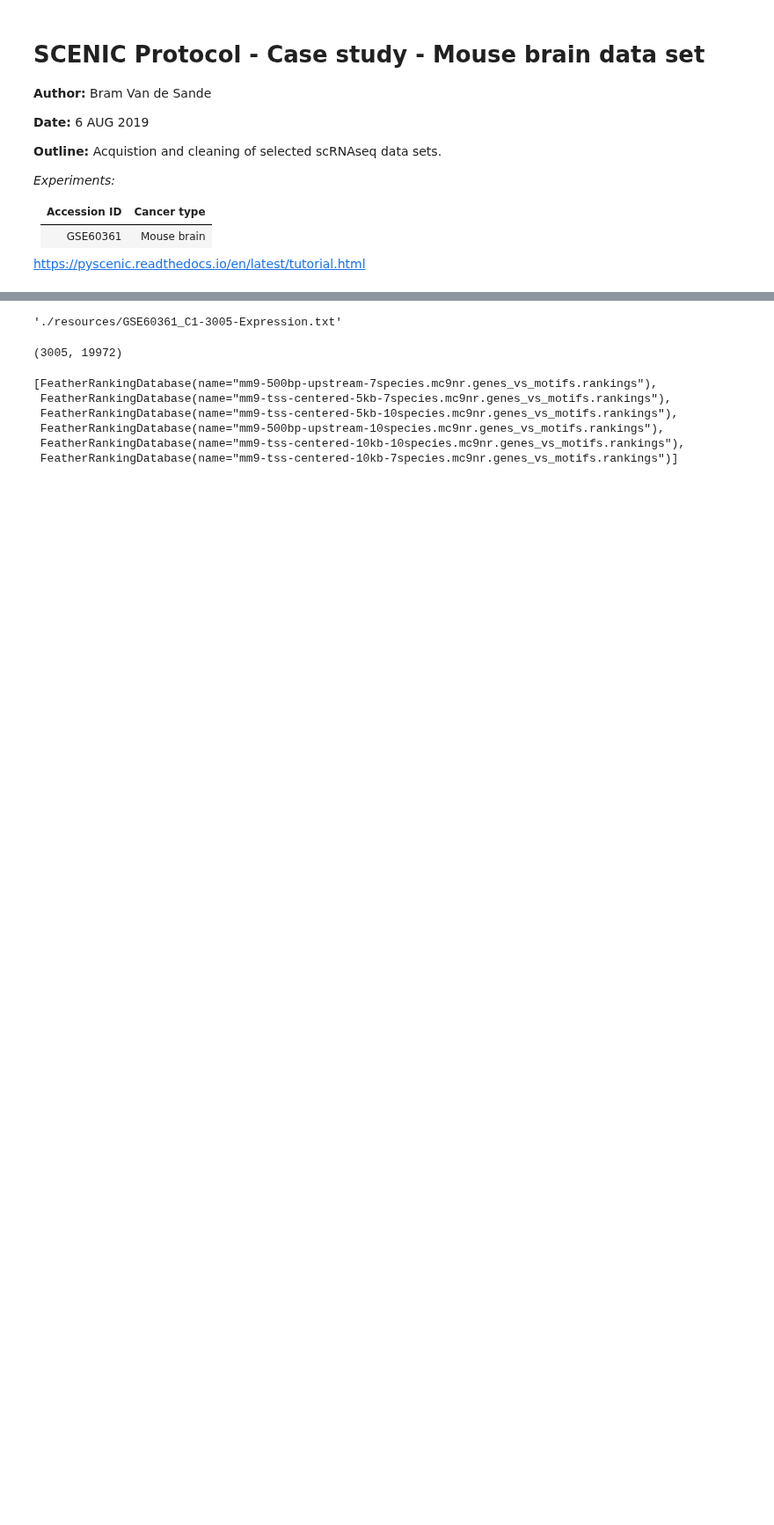
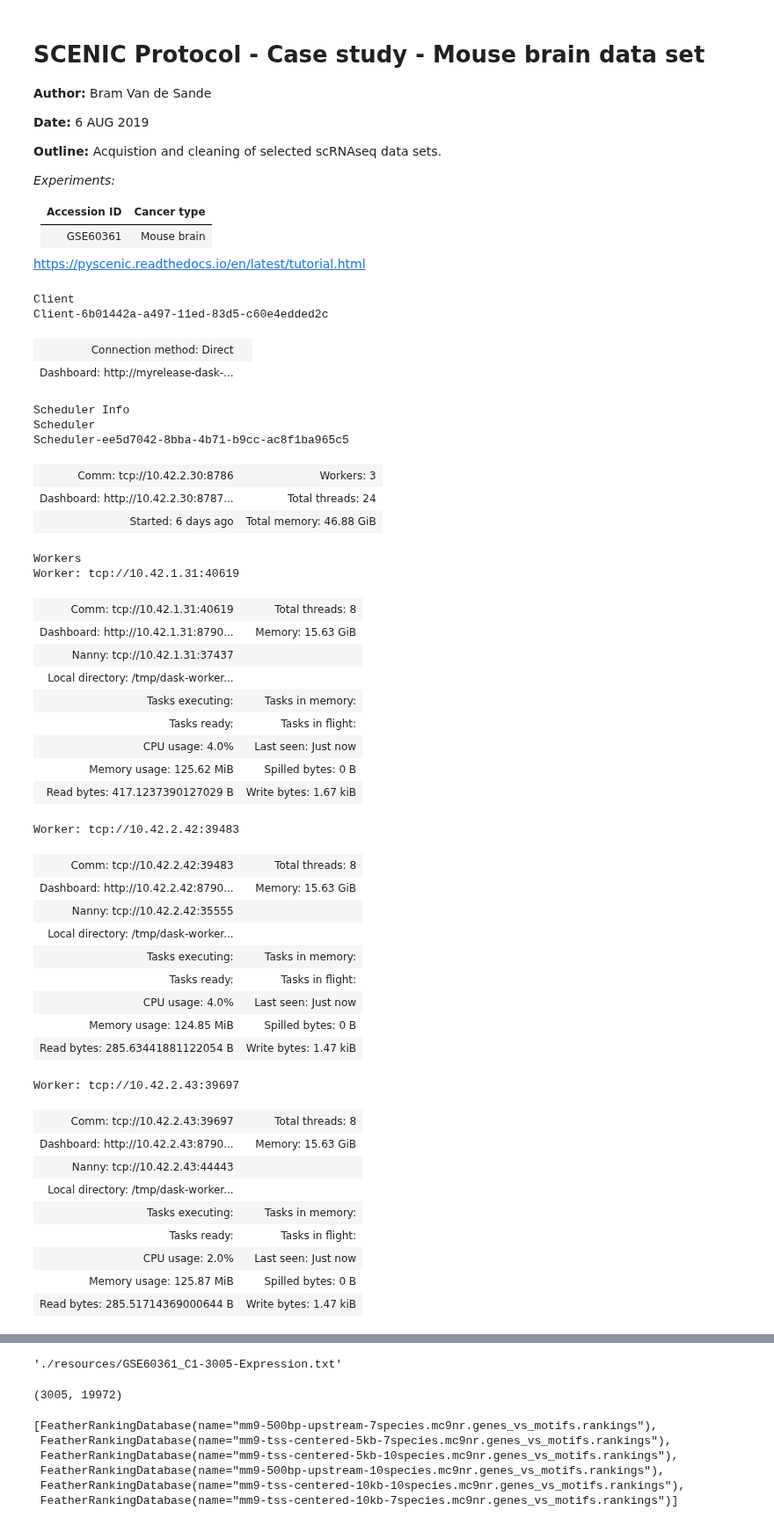
Before and after one commit to carlos-a-enriquez/dask_k8s, a Jupyter notebook: project/SCENIC Protocol - Case study - Mouse brain data set.ipynb, the cells around one changed output, grey strips where cells are left out. Shown at 88% size. Cells and saved outputs as stored; diff of their text form; code cells hidden in the pictures; blank space fills up the shorter version.

```diff
--- a/project/SCENIC Protocol - Case study - Mouse brain data set.ipynb
+++ b/project/SCENIC Protocol - Case study - Mouse brain data set.ipynb
@@ -15,6 +15,52 @@ _Experiments:_
 | GSE60361 | Mouse brain |
 
 https://pyscenic.readthedocs.io/en/latest/tutorial.html
+# %%
+from dask.distributed import Client, progress
+c = Client()
+c
+# %% [output]
+Client
+Client-6b01442a-a497-11ed-83d5-c60e4edded2c
+| Connection method: Direct |  |
+| Dashboard: http://myrelease-dask-... |  |
+Scheduler Info
+Scheduler
+Scheduler-ee5d7042-8bba-4b71-b9cc-ac8f1ba965c5
+| Comm: tcp://10.42.2.30:8786 | Workers: 3 |
+| Dashboard: http://10.42.2.30:8787... | Total threads: 24 |
+| Started: 6 days ago | Total memory: 46.88 GiB |
+Workers
+Worker: tcp://10.42.1.31:40619
+| Comm: tcp://10.42.1.31:40619 | Total threads: 8 |
+| Dashboard: http://10.42.1.31:8790... | Memory: 15.63 GiB |
+| Nanny: tcp://10.42.1.31:37437 |  |
+| Local directory: /tmp/dask-worker... |  |
+| Tasks executing: | Tasks in memory: |
+| Tasks ready: | Tasks in flight: |
+| CPU usage: 4.0% | Last seen: Just now |
+| Memory usage: 125.62 MiB | Spilled bytes: 0 B |
+| Read bytes: 417.1237390127029 B | Write bytes: 1.67 kiB |
+Worker: tcp://10.42.2.42:39483
+| Comm: tcp://10.42.2.42:39483 | Total threads: 8 |
+| Dashboard: http://10.42.2.42:8790... | Memory: 15.63 GiB |
+| Nanny: tcp://10.42.2.42:35555 |  |
+| Local directory: /tmp/dask-worker... |  |
+| Tasks executing: | Tasks in memory: |
+| Tasks ready: | Tasks in flight: |
+| CPU usage: 4.0% | Last seen: Just now |
+| Memory usage: 124.85 MiB | Spilled bytes: 0 B |
+| Read bytes: 285.63441881122054 B | Write bytes: 1.47 kiB |
+Worker: tcp://10.42.2.43:39697
+| Comm: tcp://10.42.2.43:39697 | Total threads: 8 |
+| Dashboard: http://10.42.2.43:8790... | Memory: 15.63 GiB |
+| Nanny: tcp://10.42.2.43:44443 |  |
+| Local directory: /tmp/dask-worker... |  |
+| Tasks executing: | Tasks in memory: |
+| Tasks ready: | Tasks in flight: |
+| CPU usage: 2.0% | Last seen: Just now |
+| Memory usage: 125.87 MiB | Spilled bytes: 0 B |
+| Read bytes: 285.51714369000644 B | Write bytes: 1.47 kiB |
 # %%
 import os
 import glob
```
Also changed, not shown: parts of 3 cells of this notebook, 1 other file.
